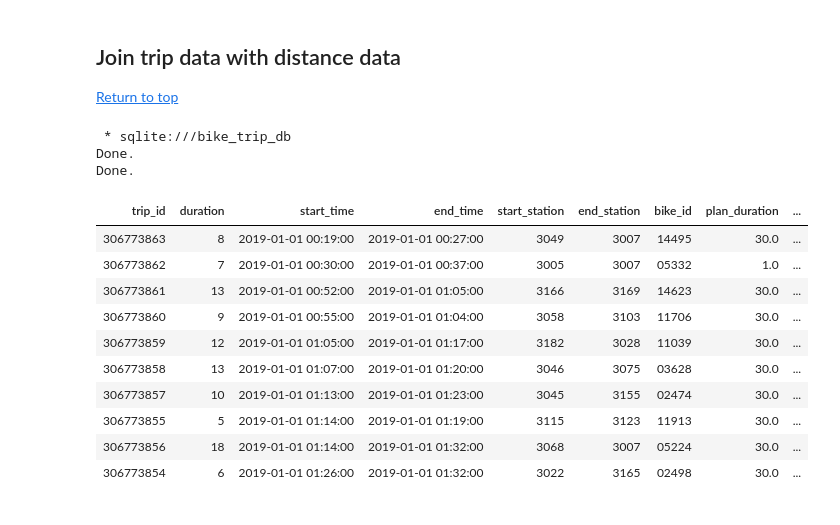
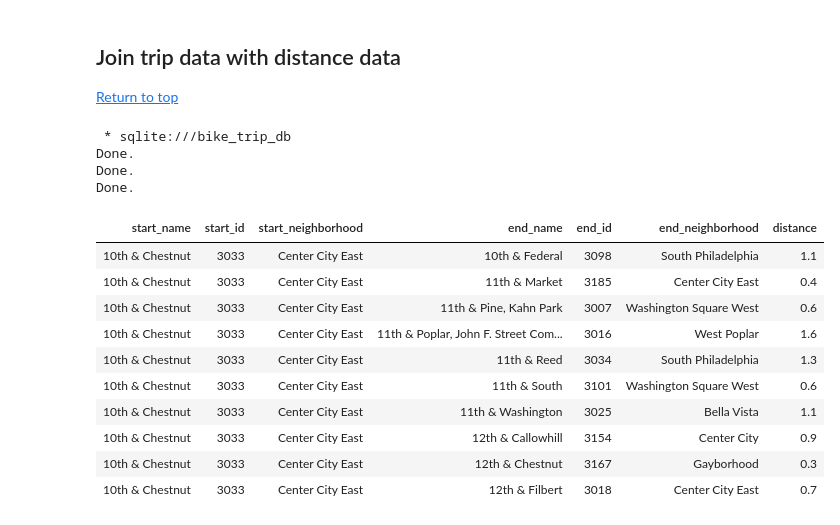
Before and after one commit to MichaelStinson/Indego-City-Bikes-with-Google-Maps-API, a Jupyter notebook: Part 3 Indego Data Analysis with SQL.ipynb, the cells around one changed output. Drawn from its saved outputs; the diff is of its cells as text; code cells hidden in the pictures.

```diff
--- a/Part 3 Indego Data Analysis with SQL.ipynb
+++ b/Part 3 Indego Data Analysis with SQL.ipynb
@@ -212,36 +214,39 @@ Done.
 [Return to top](#Part-2:-Indego-Data-Analysis-with-SQL)
 # %%
 %%sql
-CREATE VIEW trips_with_distance AS
+DROP VIEW IF EXISTS station_combos_with_id;
 
-WITH station_combos_with_ids AS (
-    SELECT sc.*, s1.station_id start_id, s2.station_id end_id
+CREATE VIEW station_combos_with_id AS
+    SELECT
+        sc.start_name,
+        s1.station_id start_id,
+        s1.neighborhood start_neighborhood,
+        sc.end_name,
+        s2.station_id end_id,
+        s2.neighborhood end_neighborhood,
+        sc.distance
     FROM station_combos sc
     LEFT JOIN stations s1
     ON sc.start_name = s1.station_name
     LEFT JOIN stations s2
-    ON sc.end_name = s2.station_name
-)
+    ON sc.end_name = s2.station_name;
 
-    SELECT t.*, scwi.distance distance
-    FROM trips t
-    LEFT JOIN station_combos_with_ids scwi
-    ON t.start_station = scwi.start_id AND t.end_station = scwi.end_id;
-
-SELECT * FROM trips_with_distance
-LIMIT 10
+SELECT *
+FROM station_combos_with_id
+LIMIT 10;
 # %% [output]
  * sqlite:///bike_trip_db
 Done.
 Done.
+Done.
-| trip_id | duration | start_time | end_time | start_station | end_station | bike_id | plan_duration | ... |
-| 306773863 | 8 | 2019-01-01 00:19:00 | 2019-01-01 00:27:00 | 3049 | 3007 | 14495 | 30.0 | ... |
-| 306773862 | 7 | 2019-01-01 00:30:00 | 2019-01-01 00:37:00 | 3005 | 3007 | 05332 | 1.0 | ... |
-| 306773861 | 13 | 2019-01-01 00:52:00 | 2019-01-01 01:05:00 | 3166 | 3169 | 14623 | 30.0 | ... |
-| 306773860 | 9 | 2019-01-01 00:55:00 | 2019-01-01 01:04:00 | 3058 | 3103 | 11706 | 30.0 | ... |
-| 306773859 | 12 | 2019-01-01 01:05:00 | 2019-01-01 01:17:00 | 3182 | 3028 | 11039 | 30.0 | ... |
-| 306773858 | 13 | 2019-01-01 01:07:00 | 2019-01-01 01:20:00 | 3046 | 3075 | 03628 | 30.0 | ... |
-| 306773857 | 10 | 2019-01-01 01:13:00 | 2019-01-01 01:23:00 | 3045 | 3155 | 02474 | 30.0 | ... |
-| 306773855 | 5 | 2019-01-01 01:14:00 | 2019-01-01 01:19:00 | 3115 | 3123 | 11913 | 30.0 | ... |
-| 306773856 | 18 | 2019-01-01 01:14:00 | 2019-01-01 01:32:00 | 3068 | 3007 | 05224 | 30.0 | ... |
-| 306773854 | 6 | 2019-01-01 01:26:00 | 2019-01-01 01:32:00 | 3022 | 3165 | 02498 | 30.0 | ... |
+| start_name | start_id | start_neighborhood | end_name | end_id | end_neighborhood | distance |
+| 10th & Chestnut | 3033 | Center City East | 10th & Federal | 3098 | South Philadelphia | 1.1 |
+| 10th & Chestnut | 3033 | Center City East | 11th & Market | 3185 | Center City East | 0.4 |
+| 10th & Chestnut | 3033 | Center City East | 11th & Pine, Kahn Park | 3007 | Washington Square West | 0.6 |
+| 10th & Chestnut | 3033 | Center City East | 11th & Poplar, John F. Street Com... | 3016 | West Poplar | 1.6 |
+| 10th & Chestnut | 3033 | Center City East | 11th & Reed | 3034 | South Philadelphia | 1.3 |
+| 10th & Chestnut | 3033 | Center City East | 11th & South | 3101 | Washington Square West | 0.6 |
+| 10th & Chestnut | 3033 | Center City East | 11th & Washington | 3025 | Bella Vista | 1.1 |
+| 10th & Chestnut | 3033 | Center City East | 12th & Callowhill | 3154 | Center City | 0.9 |
+| 10th & Chestnut | 3033 | Center City East | 12th & Chestnut | 3167 | Gayborhood | 0.3 |
+| 10th & Chestnut | 3033 | Center City East | 12th & Filbert | 3018 | Center City East | 0.7 |
```
Also changed, not shown: parts of 21 cells of this notebook, 2 other files.
